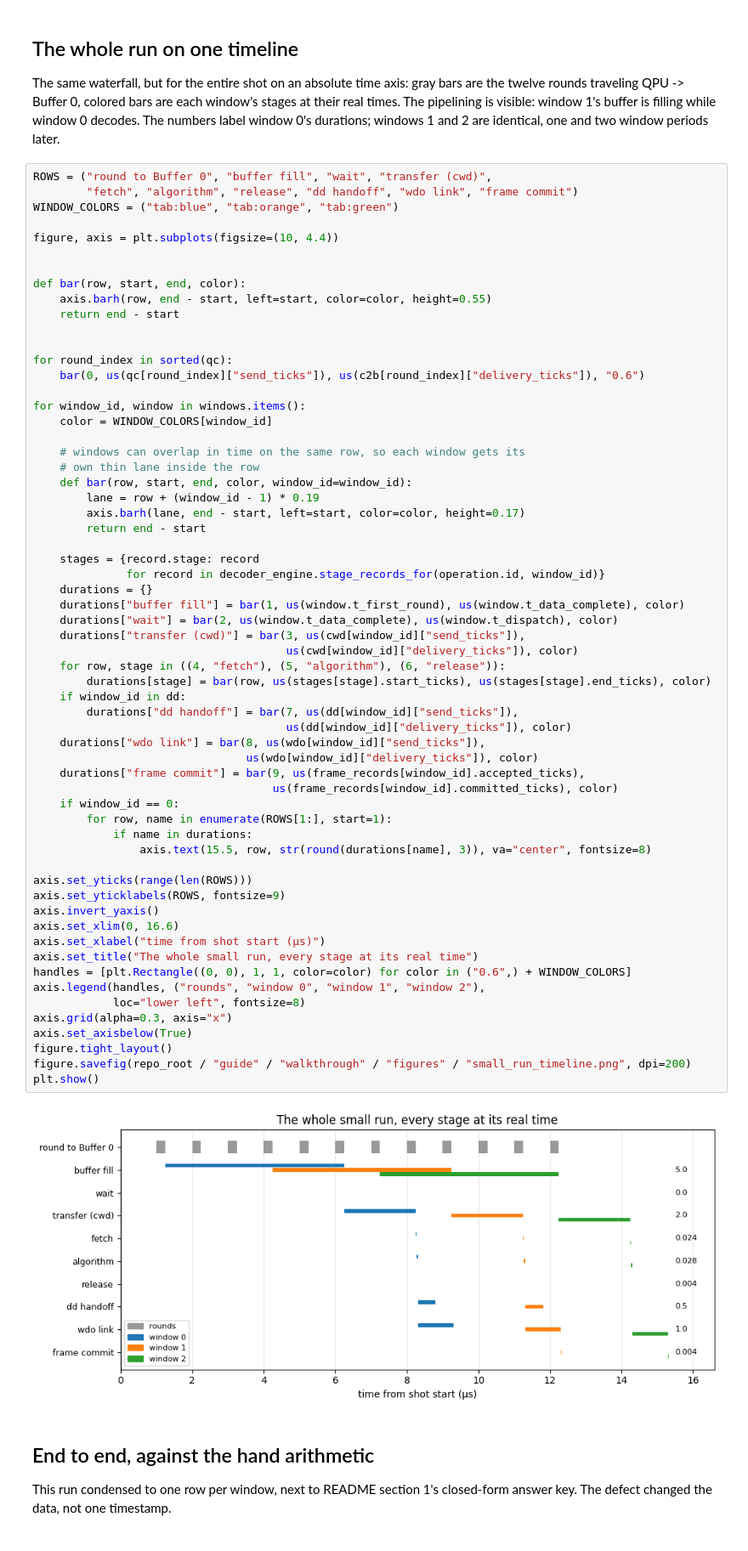
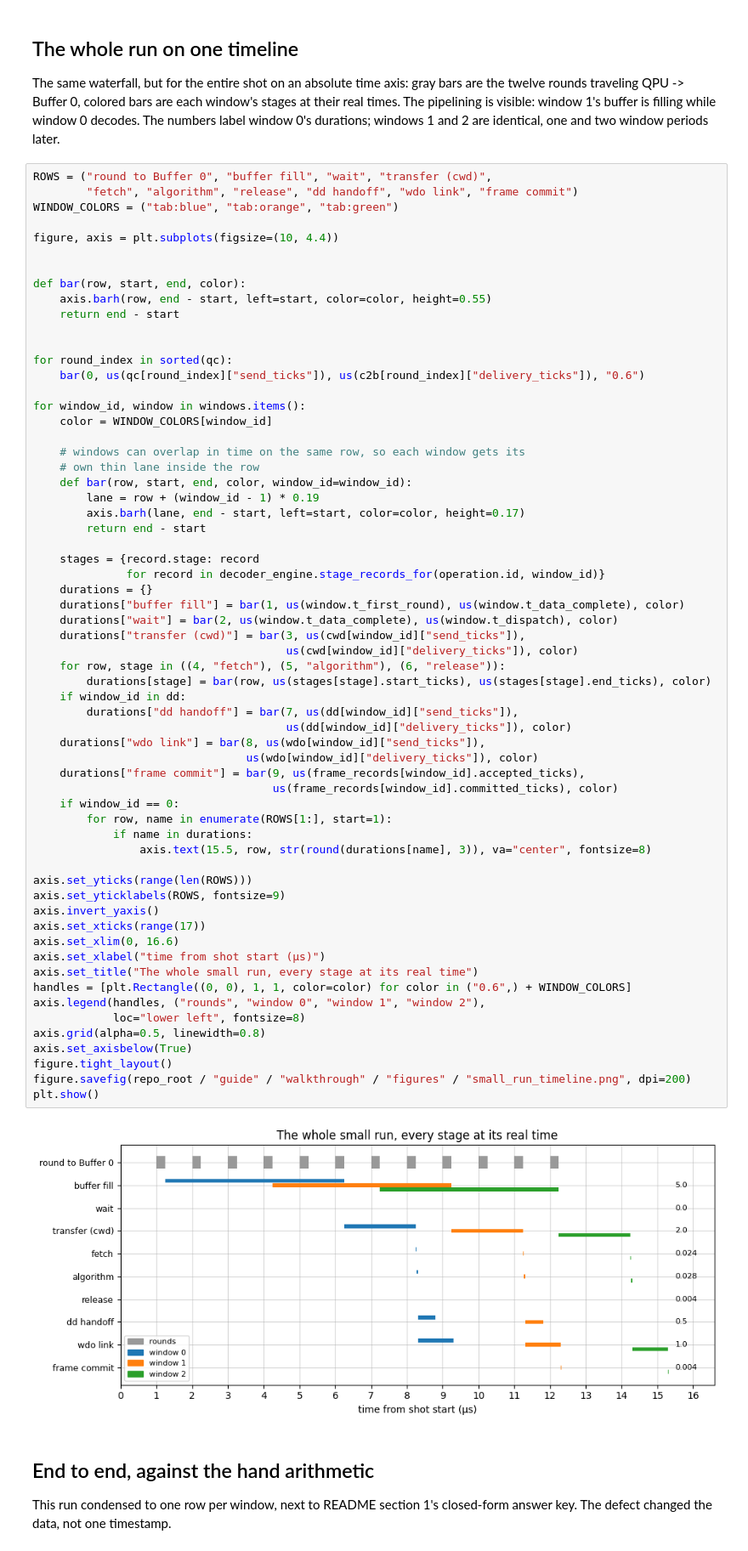
Before and after one commit to Subashkatel/decsim, a Jupyter notebook: guide/walkthrough/small_run.ipynb, the cells around one changed output. Shown at 85% size. Drawn from its saved outputs; the diff is of its cells as text.

Commit message:
guide: timeline with full background grid and integer microsecond ticks

```diff
--- a/guide/walkthrough/small_run.ipynb
+++ b/guide/walkthrough/small_run.ipynb
@@ -602,35 +602,36 @@ for window_id, window in windows.items():
     durations["transfer (cwd)"] = bar(3, us(cwd[window_id]["send_ticks"]),
                                       us(cwd[window_id]["delivery_ticks"]), color)
     for row, stage in ((4, "fetch"), (5, "algorithm"), (6, "release")):
         durations[stage] = bar(row, us(stages[stage].start_ticks), us(stages[stage].end_ticks), color)
     if window_id in dd:
         durations["dd handoff"] = bar(7, us(dd[window_id]["send_ticks"]),
                                       us(dd[window_id]["delivery_ticks"]), color)
     durations["wdo link"] = bar(8, us(wdo[window_id]["send_ticks"]),
                                 us(wdo[window_id]["delivery_ticks"]), color)
     durations["frame commit"] = bar(9, us(frame_records[window_id].accepted_ticks),
                                     us(frame_records[window_id].committed_ticks), color)
     if window_id == 0:
         for row, name in enumerate(ROWS[1:], start=1):
             if name in durations:
                 axis.text(15.5, row, str(round(durations[name], 3)), va="center", fontsize=8)
 
 axis.set_yticks(range(len(ROWS)))
 axis.set_yticklabels(ROWS, fontsize=9)
 axis.invert_yaxis()
+axis.set_xticks(range(17))
 axis.set_xlim(0, 16.6)
 axis.set_xlabel("time from shot start (µs)")
 axis.set_title("The whole small run, every stage at its real time")
 handles = [plt.Rectangle((0, 0), 1, 1, color=color) for color in ("0.6",) + WINDOW_COLORS]
 axis.legend(handles, ("rounds", "window 0", "window 1", "window 2"),
             loc="lower left", fontsize=8)
-axis.grid(alpha=0.3, axis="x")
+axis.grid(alpha=0.5, linewidth=0.8)
 axis.set_axisbelow(True)
 figure.tight_layout()
 figure.savefig(repo_root / "guide" / "walkthrough" / "figures" / "small_run_timeline.png", dpi=200)
 plt.show()
 # %% [output]
-[figure, old version]
+[figure, new version]
 # %% [markdown]
 ## End to end, against the hand arithmetic
 
```
Also changed, not shown: parts of 1 cell of this notebook, 2 other files.
